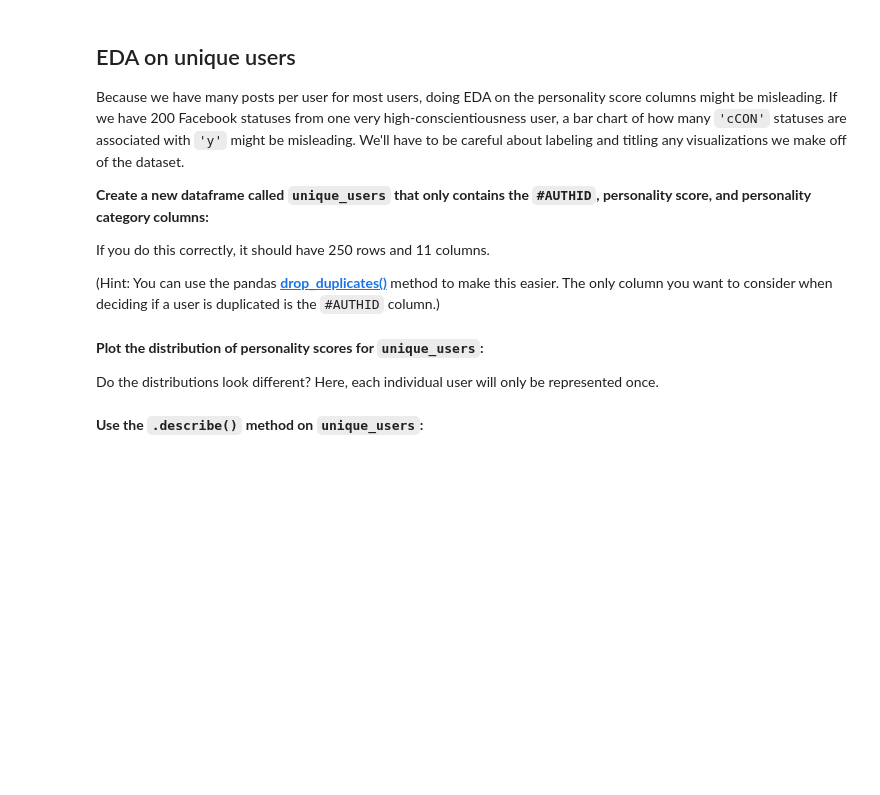
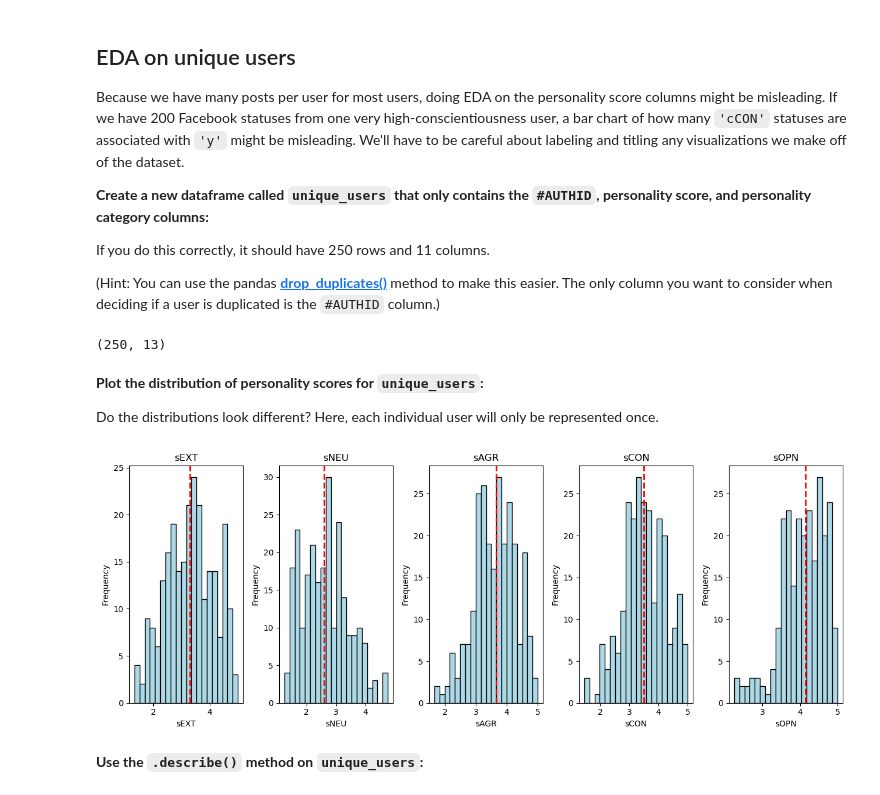
Before and after one commit to auttwitter/DSI-04, a Jupyter notebook: labs/nlp_eda_lab/starter-code.ipynb, the cells around one changed output. Cells and saved outputs as stored; diff of their text form; code cells hidden in the pictures; blank space fills up the shorter version.

```diff
--- a/labs/nlp_eda_lab/starter-code.ipynb
+++ b/labs/nlp_eda_lab/starter-code.ipynb
@@ -121,7 +189,31 @@ Because we have many posts per user for most users, doing EDA on the personality
 If you do this correctly, it should have 250 rows and 11 columns.
 
 (Hint: You can use the pandas [**drop_duplicates()**](https://pandas.pydata.org/pandas-docs/stable/reference/api/pandas.DataFrame.drop_duplicates.html) method to make this easier. The only column you want to consider when deciding if a user is duplicated is the `#AUTHID` column.)
+# %%
+column_to_keep = ['#AUTHID','sEXT','sNEU','sAGR','sCON','sOPN','cEXT','cNEU','cAGR','cCON','cOPN','status_length','status_word_count']
+unique_users = df[column_to_keep].drop_duplicates(subset = ['#AUTHID'], keep = 'first')  # Keep only first occurence
+# %%
+unique_users.shape   # 13 because including 'status_length','status_word_count'
+# %% [output]
+(250, 13)
 # %% [markdown]
 **Plot the distribution of personality scores for `unique_users`:**
 
 Do the distributions look different? Here, each individual user will only be represented once.
+# %%
+fig, ax = plt.subplots(1, 5, figsize = (13, 5))
+
+column_to_plot = ['sEXT','sNEU','sAGR','sCON','sOPN']
+column_median = [unique_users[col].median() for col in column_to_plot]
+
+
+for i in range(len(column_to_plot)):
+    ax[i].hist(unique_users[column_to_plot[i]], bins = 20, color = 'lightblue', edgecolor = 'black')
+    ax[i].set_title(column_to_plot[i])
+    ax[i].set_xlabel(column_to_plot[i])
+    ax[i].set_ylabel('Frequency')
+    ax[i].axvline(column_median[i], color = 'red', linestyle = 'dashed', linewidth = 2)   # Show median vertical line
+plt.tight_layout()
+plt.show()
+# %% [output]
+[figure, added]
```
Also changed, not shown: parts of 29 cells of this notebook, 1 other file.
